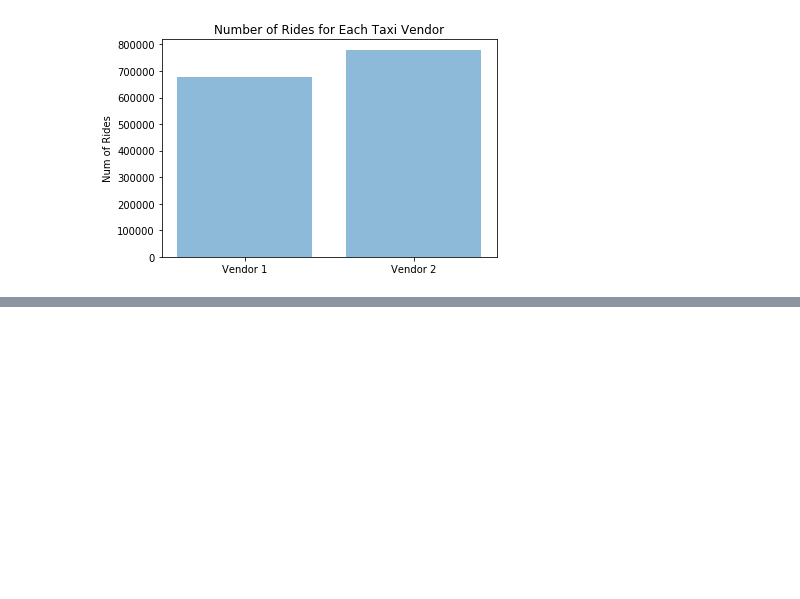
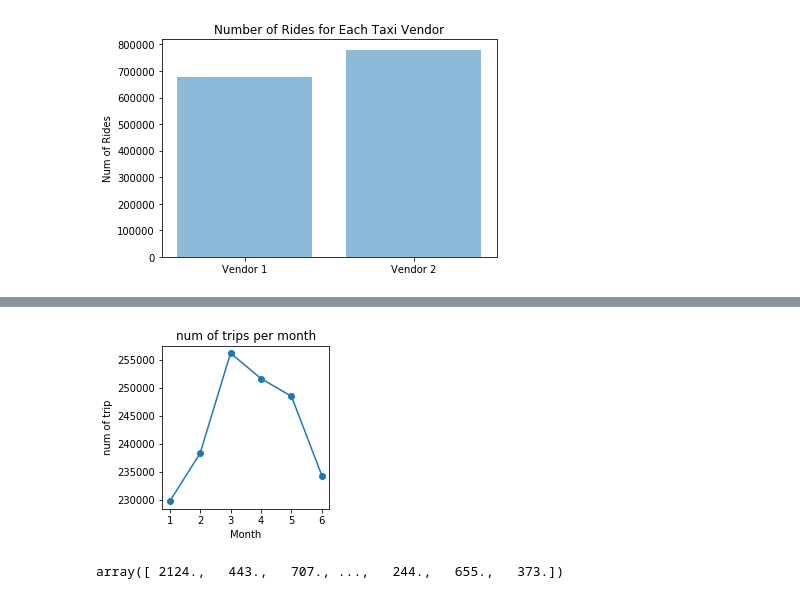
Before and after one commit to zhang1995/datascience, a Jupyter notebook: Taxi_duration_project.ipynb, the cells around one changed output, grey strips where cells are left out. Drawn from its saved outputs; the diff is of its cells as text; code cells hidden in the pictures; blank space fills up the shorter version.

```diff
--- a/Taxi_duration_project.ipynb
+++ b/Taxi_duration_project.ipynb
@@ -108,3 +101,15 @@ plt.title('Number of Rides for Each Taxi Vendor')
 plt.show()
 # %% [output]
 [figure]
+# %%
+#plot the num of ride base on month
+print("pick up time range")
+print(df.pickup_datetime.max())
+print(df.pickup_datetime.min())
+
+print("Drop off time range")
+print(df.dropoff_datetime.max())
+print(df.dropoff_datetime.min())
+
+df.pickup_datetime = pd.to_datetime(df.pickup_datetime)
+df.dropoff_datetime = pd.to_datetime(df.dropoff_datetime)
@@ -110,0 +125,4 @@ plt.show()
+# %%
+df['pick_month'] = df.pickup_datetime.dt.month
+df['pick_weekday'] = df.pickup_datetime.dt.weekday+1
+df['pick_minuteofday'] = df.pickup_datetime.dt.hour*60 + df.pickup_datetime.dt.minute
@@ -110,0 +136,2 @@ plt.show()
+# %%
+month = df.pickup_datetime.dt.month.value_counts()
@@ -110,0 +148,20 @@ plt.show()
+# %%
+plt.figure(figsize=(3, 3))
+labels = [1, 2, 3, 4, 5, 6]
+sizes = month.sort_index().values
+# plt.show()
+plt.plot(labels, sizes, '-o')
+# plt.xticks(x_axis)
+plt.ylabel('num of trip')
+plt.xlabel('Month')
+plt.xticks(labels)
+plt.title('num of trips per month')
+
+plt.savefig('testplot.png')
+# %% [output]
+[figure, added]
+# %%
+duration = df['trip_duration'].where(df['pick_month'] == 1)
+duration.dropna().values
+# %% [output]
+array([ 2124.,   443.,   707., ...,   244.,   655.,   373.])
```
Also changed, not shown: parts of 47 cells of this notebook.
